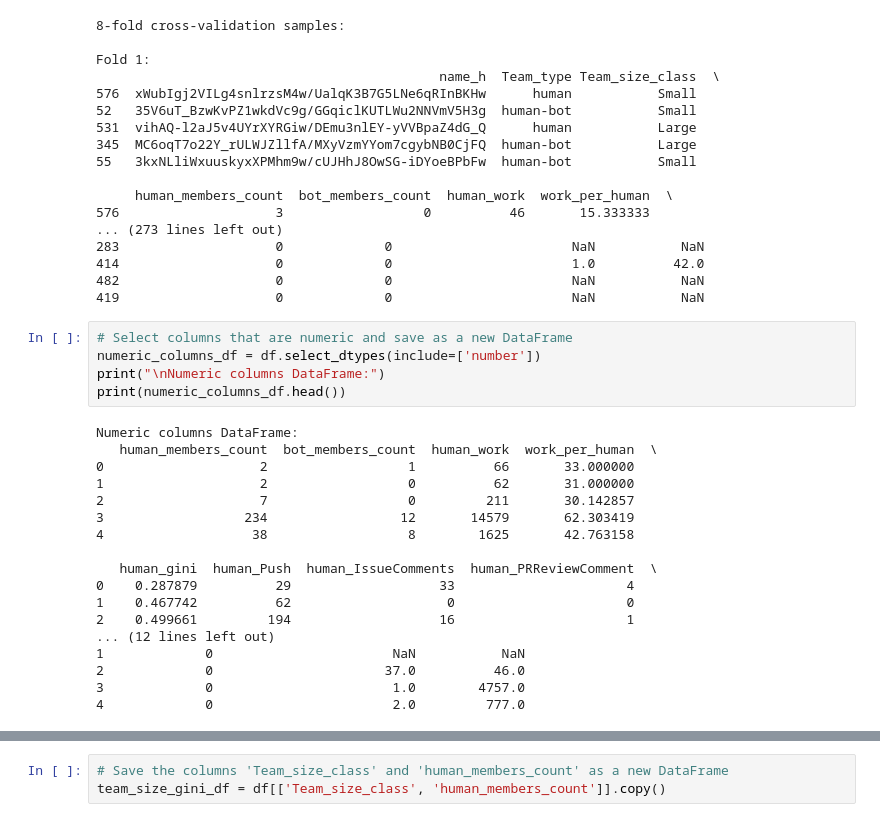
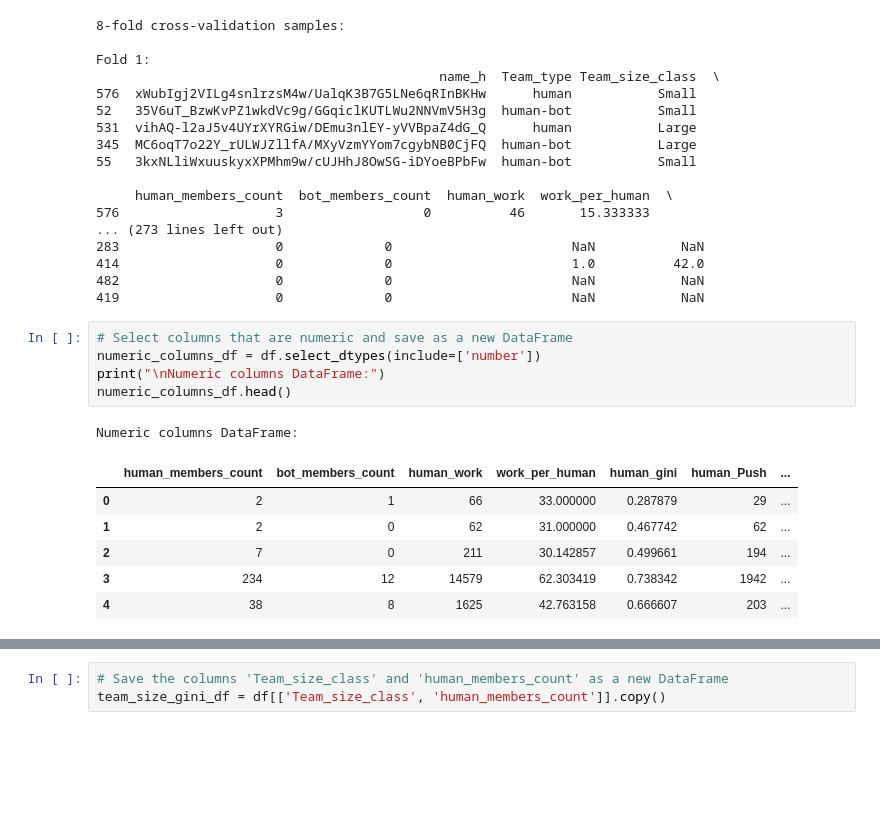
Before and after one commit to CodyThompson1/week7labs, a Jupyter notebook: 07_instructor_Lab_Thompson.ipynb, the cells around one changed output, grey strips where cells are left out. Cells and saved outputs as stored; diff of their text form; blank space fills up the shorter version.

```diff
--- a/07_instructor_Lab_Thompson.ipynb
+++ b/07_instructor_Lab_Thompson.ipynb
@@ -315,26 +298,16 @@ Fold 1:
 # %%
 # Select columns that are numeric and save as a new DataFrame
 numeric_columns_df = df.select_dtypes(include=['number'])
 print("\nNumeric columns DataFrame:")
-print(numeric_columns_df.head())
+numeric_columns_df.head()
 # %% [output]
 Numeric columns DataFrame:
-   human_members_count  bot_members_count  human_work  work_per_human  \
-0                    2                  1          66       33.000000
-1                    2                  0          62       31.000000
-2                    7                  0         211       30.142857
-3                  234                 12       14579       62.303419
-4                   38                  8        1625       42.763158
-
-   human_gini  human_Push  human_IssueComments  human_PRReviewComment  \
-0    0.287879          29                   33                      4
-1    0.467742          62                    0                      0
-2    0.499661         194                   16                      1
-... (12 lines left out)
-1             0                       NaN           NaN
-2             0                      37.0          46.0
-3             0                       1.0        4757.0
-4             0                       2.0         777.0
+|  | human_members_count | bot_members_count | human_work | work_per_human | human_gini | human_Push | ... |
+| 0 | 2 | 1 | 66 | 33.000000 | 0.287879 | 29 | ... |
+| 1 | 2 | 0 | 62 | 31.000000 | 0.467742 | 62 | ... |
+| 2 | 7 | 0 | 211 | 30.142857 | 0.499661 | 194 | ... |
+| 3 | 234 | 12 | 14579 | 62.303419 | 0.738342 | 1942 | ... |
+| 4 | 38 | 8 | 1625 | 42.763158 | 0.666607 | 203 | ... |
 # %%
 # Remove the columns 'bot_PRReviewComment' and 'bot_MergedPR'
 df_dropped = df.drop(columns=['bot_PRReviewComment', 'bot_MergedPR'])
```
Also changed, not shown: parts of 7 cells of this notebook, 5 other files.
